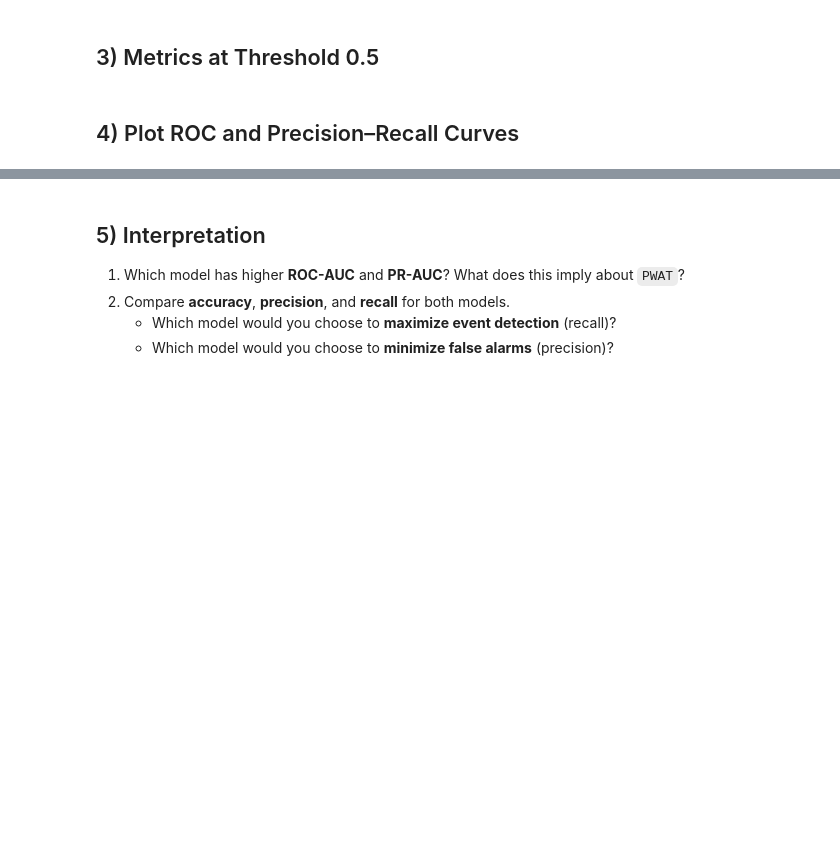
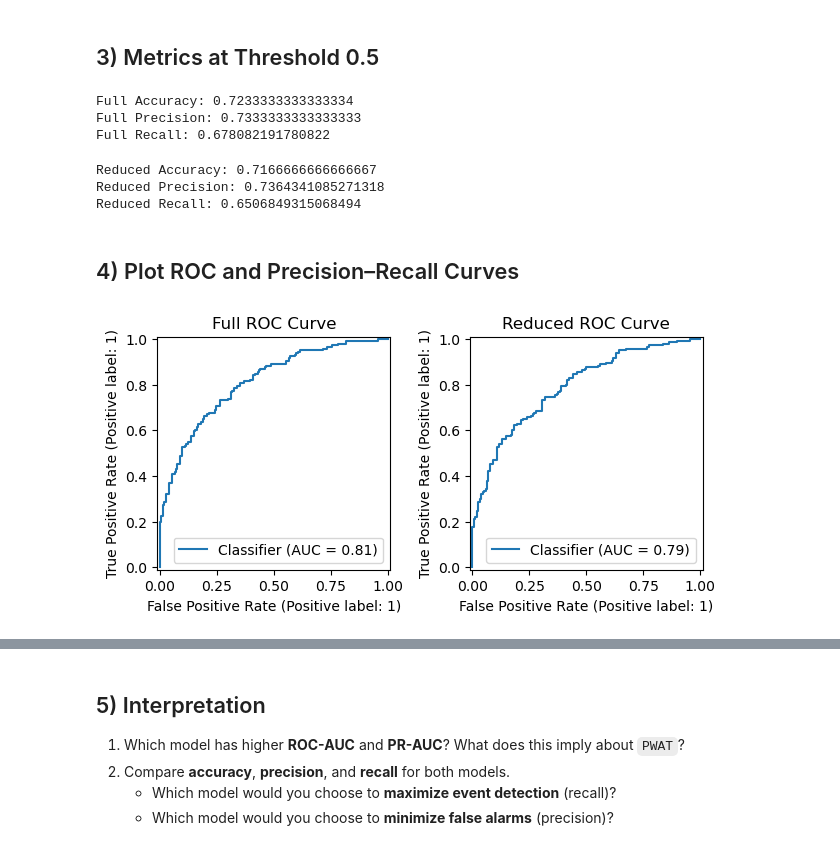
Before and after one commit to swnesbitt/ATMS-523-Module-5-Checkin, a Jupyter notebook: notebooks/LogReg_Compare_Models.ipynb, the cells around one changed output, grey strips where cells are left out. Drawn from its saved outputs; the diff is of its cells as text; code cells hidden in the pictures; blank space fills up the shorter version.

```diff
--- a/notebooks/LogReg_Compare_Models.ipynb
+++ b/notebooks/LogReg_Compare_Models.ipynb
@@ -82,4 +103,31 @@ ypred_reduced = (yprob_reduced >= thr).astype(int)
+# %%
+print('Full Accuracy:', accuracy_full)
+print('Full Precision:', precision_full)
+print('Full Recall:', recall_full)
+# %% [output]
+Full Accuracy: 0.7233333333333334
+Full Precision: 0.7333333333333333
+Full Recall: 0.678082191780822
+# %%
+print('Reduced Accuracy:', accuracy_reduced)
+print('Reduced Precision:', precision_reduced)
+print('Reduced Recall:', recall_reduced)
+# %% [output]
+Reduced Accuracy: 0.7166666666666667
+Reduced Precision: 0.7364341085271318
+Reduced Recall: 0.6506849315068494
 # %% [markdown]
 ## 4) Plot ROC and Precision–Recall Curves
 # %%
 # TODO: Plot ROC and PR curves for both models on shared axes
+
+# ROC Plots
+fig, axes = plt.subplots(1,2)
+RocCurveDisplay.from_predictions(yf_test, yprob_full, ax=axes[0])
+axes[0].set_title('Full ROC Curve')
+RocCurveDisplay.from_predictions(yr_test, yprob_reduced, ax=axes[1])
+axes[1].set_title('Reduced ROC Curve')
+
+plt.tight_layout()
+# %% [output]
+[figure, added]
```
Also changed, not shown: parts of 6 cells of this notebook.
